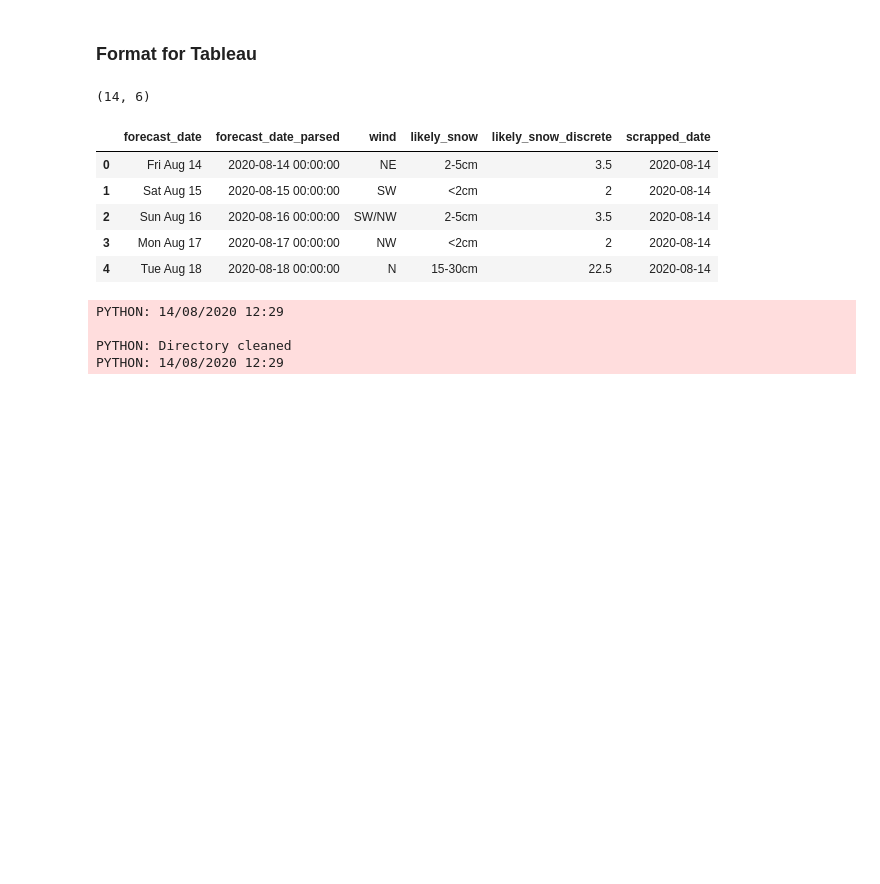
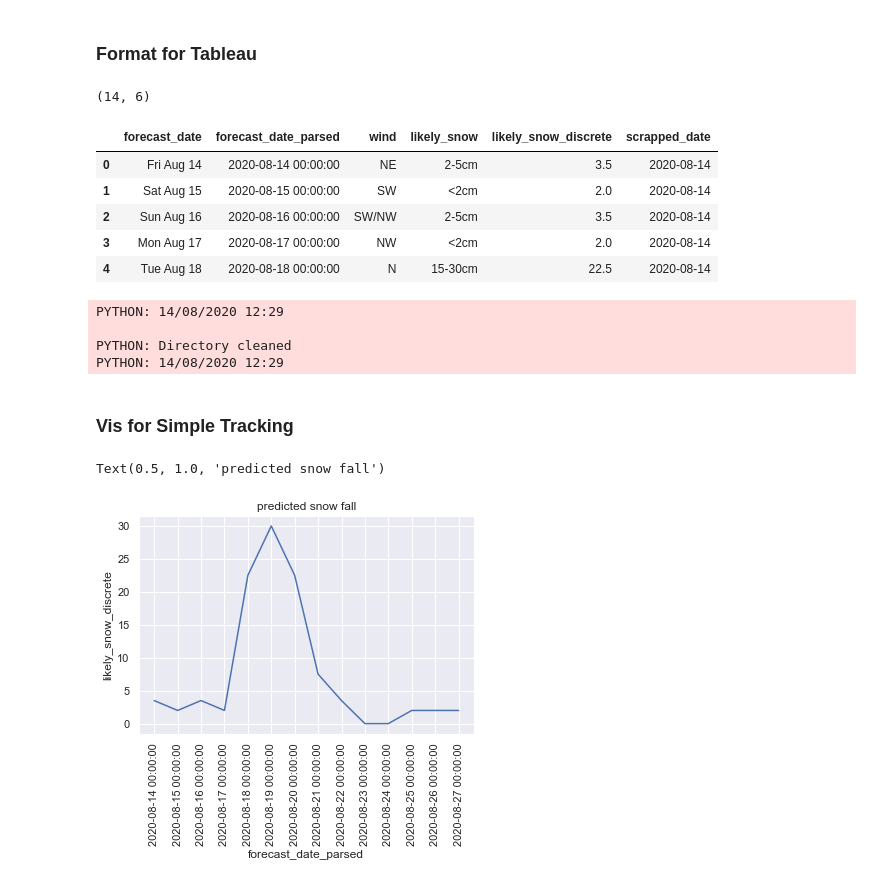
Before and after one commit to Schlutz1/BigMeteorConspiracy, a Jupyter notebook: whyYouAlwaysLying.ipynb, the cells around one changed output. Cells and saved outputs as stored; diff of their text form; code cells hidden in the pictures; blank space fills up the shorter version.

Commit message:
:art: inline graphics

```diff
--- a/whyYouAlwaysLying.ipynb
+++ b/whyYouAlwaysLying.ipynb
@@ -80,15 +82,16 @@ df_all_forecasts = pd.read_sql(
     ''',
     conn
 )
+df_all_forecasts['likely_snow_discrete'] = df_all_forecasts['likely_snow_discrete'].apply(lambda x: float(x))
 print(df_all_forecasts.shape)
 df_all_forecasts.head()
 # %% [output]
 (14, 6)
 |  | forecast_date | forecast_date_parsed | wind | likely_snow | likely_snow_discrete | scrapped_date |
 | 0 | Fri Aug 14 | 2020-08-14 00:00:00 | NE | 2-5cm | 3.5 | 2020-08-14 |
-| 1 | Sat Aug 15 | 2020-08-15 00:00:00 | SW | <2cm | 2 | 2020-08-14 |
+| 1 | Sat Aug 15 | 2020-08-15 00:00:00 | SW | <2cm | 2.0 | 2020-08-14 |
 | 2 | Sun Aug 16 | 2020-08-16 00:00:00 | SW/NW | 2-5cm | 3.5 | 2020-08-14 |
-| 3 | Mon Aug 17 | 2020-08-17 00:00:00 | NW | <2cm | 2 | 2020-08-14 |
+| 3 | Mon Aug 17 | 2020-08-17 00:00:00 | NW | <2cm | 2.0 | 2020-08-14 |
 | 4 | Tue Aug 18 | 2020-08-18 00:00:00 | N | 15-30cm | 22.5 | 2020-08-14 |
 # %%
 # write to tableau specific format
@@ -99,3 +102,12 @@ PYTHON: 14/08/2020 12:29
 
 PYTHON: Directory cleaned
 PYTHON: 14/08/2020 12:29
+# %% [markdown]
+### Vis for Simple Tracking
+# %%
+sns.lineplot(x='forecast_date_parsed', y='likely_snow_discrete', data=df_all_forecasts)
+plt.xticks(rotation=90)
+plt.title('predicted snow fall')
+# %% [output]
+Text(0.5, 1.0, 'predicted snow fall')
+[figure, added]
```
Also changed, not shown: parts of 1 cell of this notebook.
